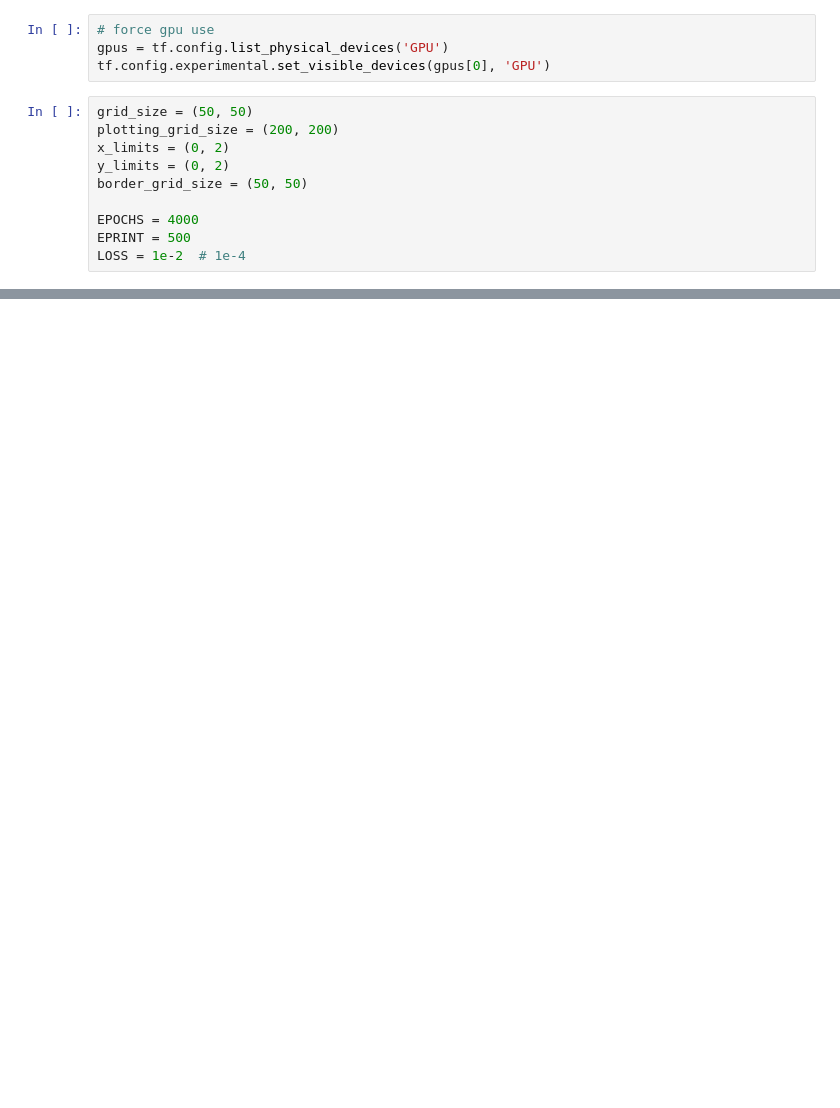
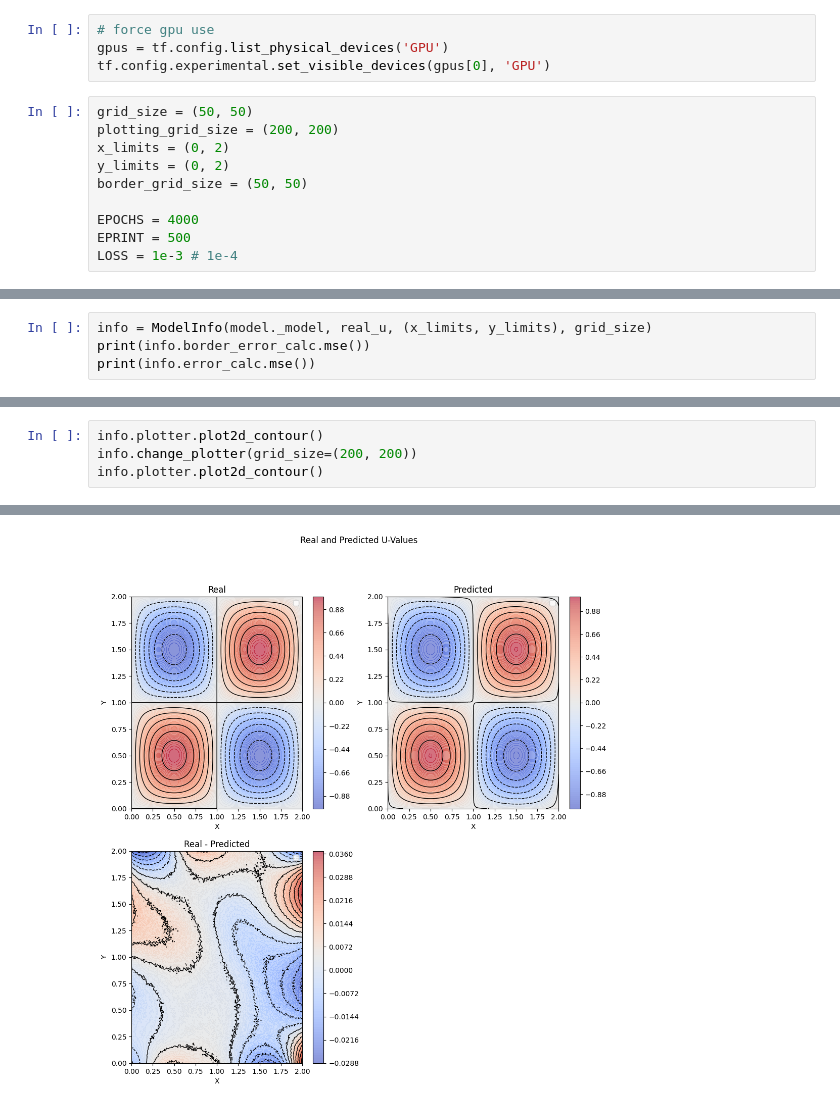
Before and after one commit to C0c0n4t/PINN_Poisson, a Jupyter notebook: src/check.ipynb, the cells around one changed output, grey strips where cells are left out. Saved outputs shown, nothing was run; the diff lists cells and outputs as text; blank space fills up the shorter version.

Commit message:
Added ModelInfo class and some changes in plotting

```diff
--- a/src/check.ipynb
+++ b/src/check.ipynb
@@ -17,7 +36,7 @@ border_grid_size = (50, 50)
 
 EPOCHS = 4000
 EPRINT = 500
-LOSS = 1e-2  # 1e-4
+LOSS = 1e-3 # 1e-4
 # %%
 area = get_area(grid_size, x_limits, y_limits)
 border = get_border(border_grid_size, x_limits, y_limits)
@@ -58,0 +85,4 @@ Error: 0.04048428314082545
+# %%
+info = ModelInfo(model._model, real_u, (x_limits, y_limits), grid_size)
+print(info.border_error_calc.mse())
+print(info.error_calc.mse())
@@ -58,0 +96,5 @@ Error: 0.04048428314082545
+# %%
+info.plotter.plot2d_contour()
+info.change_plotter(grid_size=(200, 200))
+info.plotter.plot2d_contour()
+# %% [output]
@@ -58,0 +103 @@ Error: 0.04048428314082545
+[figure, added]
```
Also changed, not shown: parts of 5 cells of this notebook, 2 other files.
